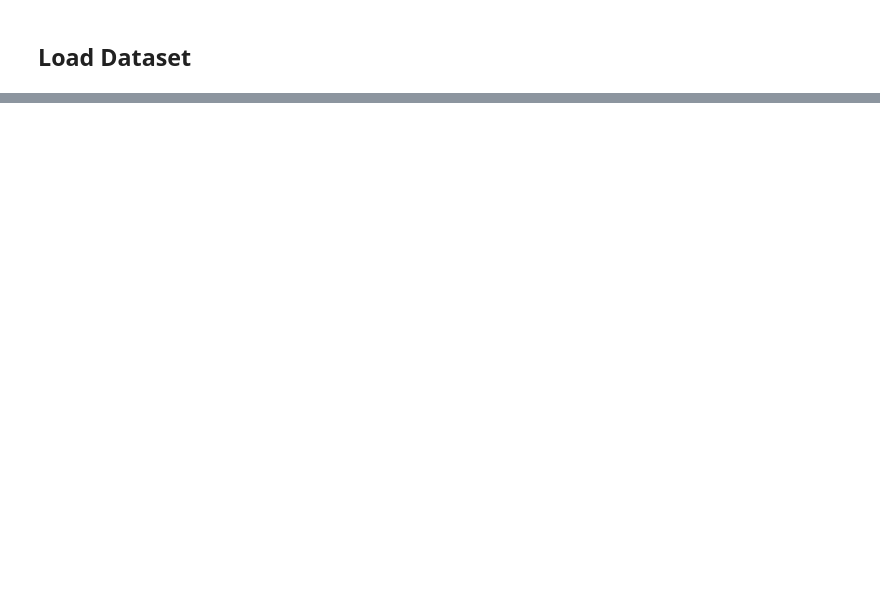
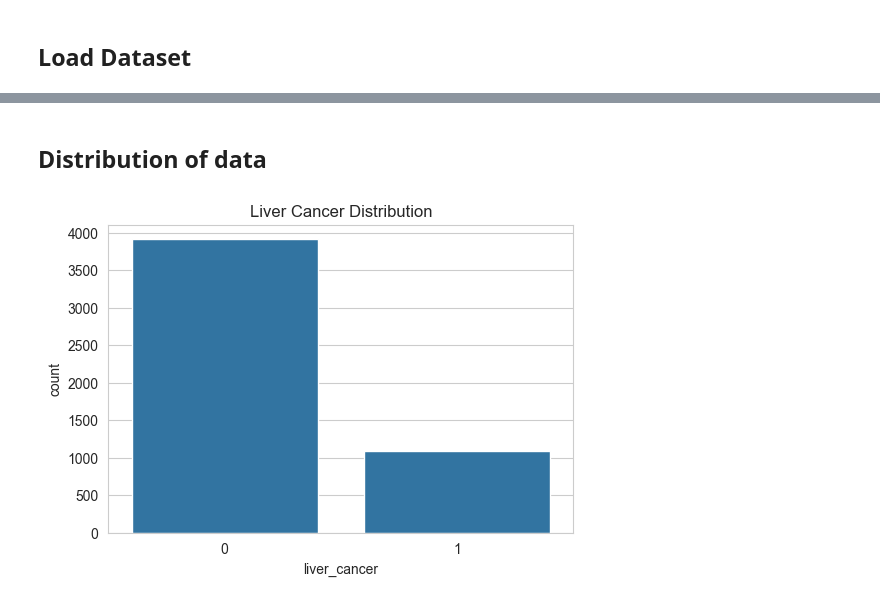
Before and after one commit to Hashir085222/Portfolio, a Jupyter notebook: Liver_Cancer/Liver_Cancer_EDA.ipynb, the cells around one changed output, grey strips where cells are left out. Cells and saved outputs as stored; diff of their text form; code cells hidden in the pictures; blank space fills up the shorter version.

```diff
--- a/Liver_Cancer/Liver_Cancer_EDA.ipynb
+++ b/Liver_Cancer/Liver_Cancer_EDA.ipynb
@@ -671,0 +55,6 @@ RandomForestClassifier(random_state=42)
+# %%
+print("\nMissing Values")
+print(df.isnull().sum())
+
+df.drop_duplicates(inplace=True)
+print("\nDuplicates Removed")
@@ -671,0 +80,9 @@ RandomForestClassifier(random_state=42)
+# %% [markdown]
+## Distribution of data
+# %%
+plt.figure(figsize=(6,4))
+sns.countplot(x='liver_cancer', data=df)
+plt.title("Liver Cancer Distribution")
+plt.show()
+# %% [output]
+[figure, added]
```
Also changed, not shown: parts of 71 cells of this notebook.
